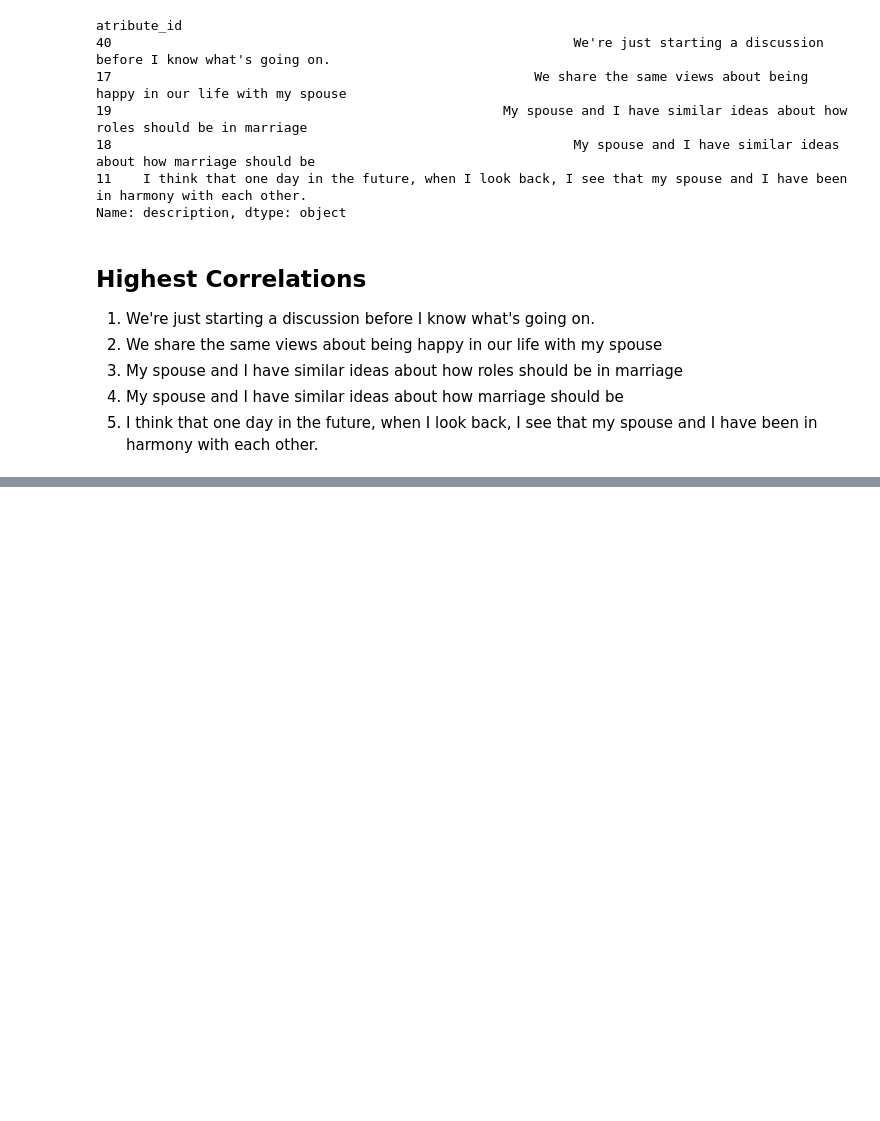
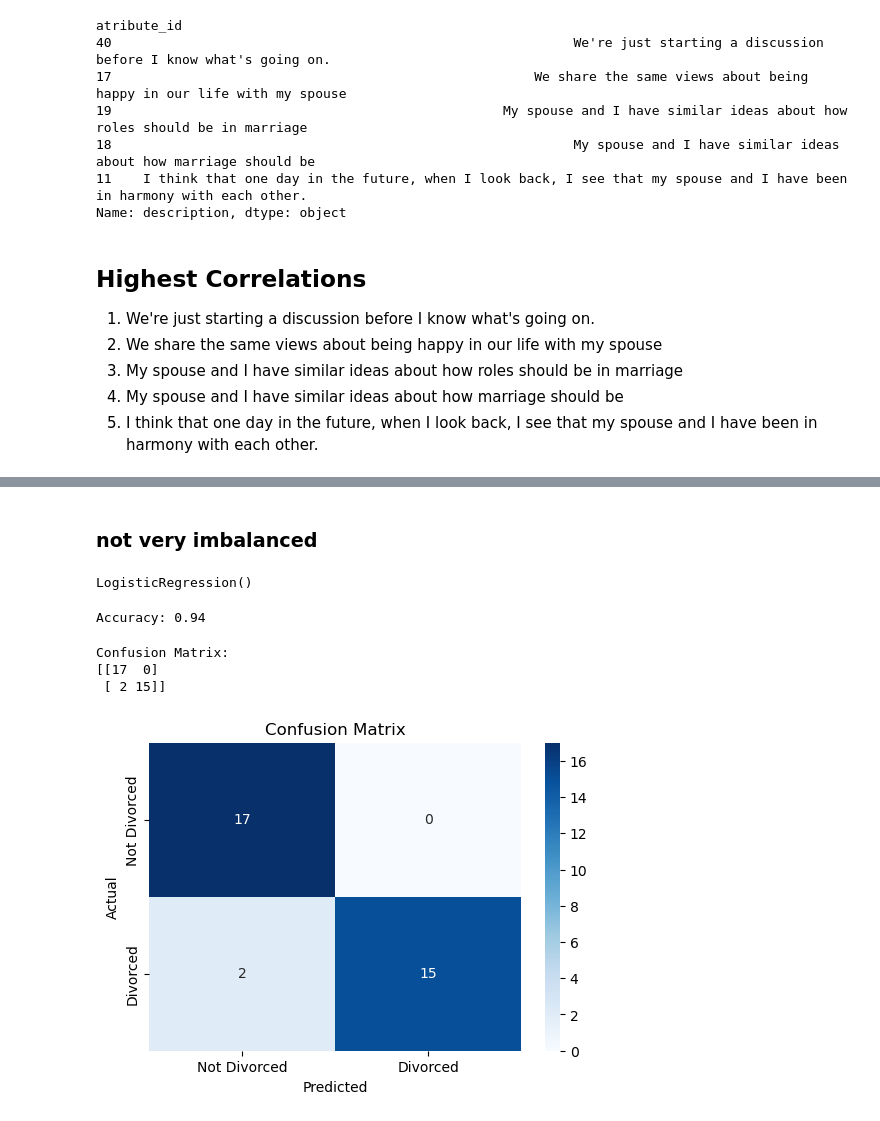
Before and after one commit to Muhnyx/DivorcePrediction, a Jupyter notebook: DivorcePred.ipynb, the cells around one changed output, grey strips where cells are left out. Saved outputs shown, nothing was run; the diff lists cells and outputs as text; code cells hidden in the pictures; blank space fills up the shorter version.

```diff
--- a/DivorcePred.ipynb
+++ b/DivorcePred.ipynb
@@ -141,0 +216,12 @@ Name: description, dtype: object
+# %%
+# Define features (X) and target (y)
+X = df_scaled[feature_columns]
+y = df_scaled[target_column]
+
+# Split the data (80% training, 20% testing)
+X_train, X_test, y_train, y_test = train_test_split(
+    X, y, test_size=0.2, random_state=42, stratify=y
+)
+
+print(f"Training set size: {X_train.shape}")
+print(f"Testing set size: {X_test.shape}")
@@ -141,0 +257,40 @@ Name: description, dtype: object
+# %% [markdown]
+### not very imbalanced
+# %%
+# Initialize the Logistic Regression model
+log_reg = LogisticRegression()
+# %%
+# Train the model
+log_reg.fit(X_train, y_train)
+# %% [output]
+LogisticRegression()
+# %%
+# Predict class labels
+y_pred = log_reg.predict(X_test)
+
+# Predict probabilities (useful for ROC Curve)
+y_pred_proba = log_reg.predict_proba(X_test)[:, 1]
+# %%
+accuracy = accuracy_score(y_test, y_pred)
+print(f"Accuracy: {accuracy:.2f}")
+# %% [output]
+Accuracy: 0.94
+# %%
+conf_matrix = confusion_matrix(y_test, y_pred)
+print("Confusion Matrix:")
+print(conf_matrix)
+
+# Visualize the confusion matrix
+plt.figure(figsize=(6,4))
+sns.heatmap(conf_matrix, annot=True, fmt='d', cmap='Blues',
+            xticklabels=['Not Divorced', 'Divorced'],
+            yticklabels=['Not Divorced', 'Divorced'])
+plt.ylabel('Actual')
+plt.xlabel('Predicted')
+plt.title('Confusion Matrix')
+plt.show()
+# %% [output]
+Confusion Matrix:
+[[17  0]
+ [ 2 15]]
+[figure, added]
```
Also changed, not shown: parts of 8 cells of this notebook, 3 other files.
